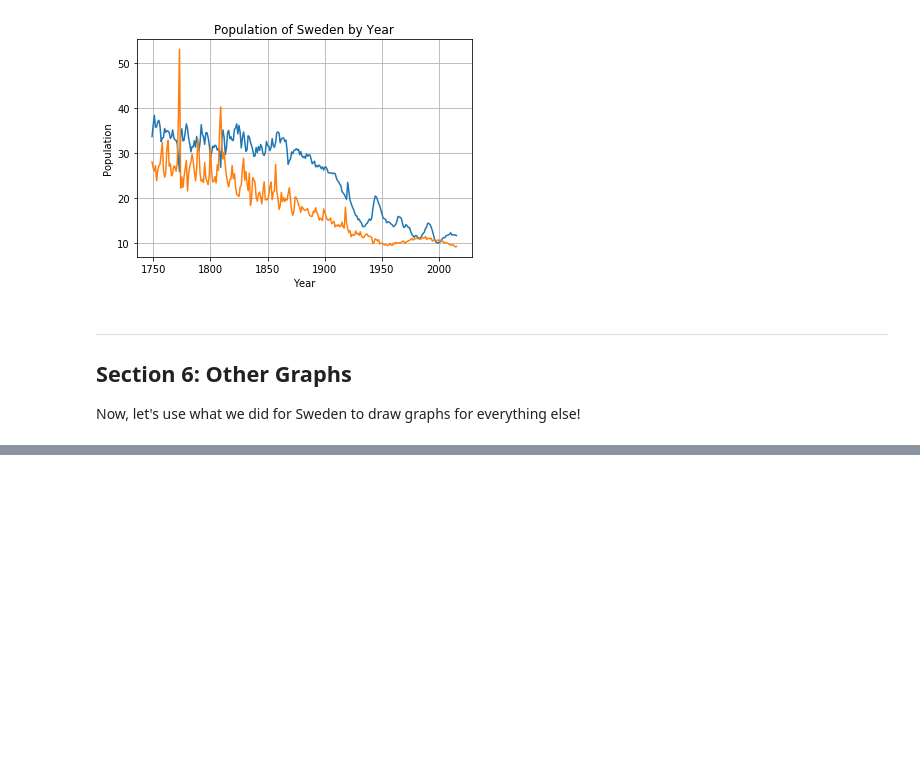
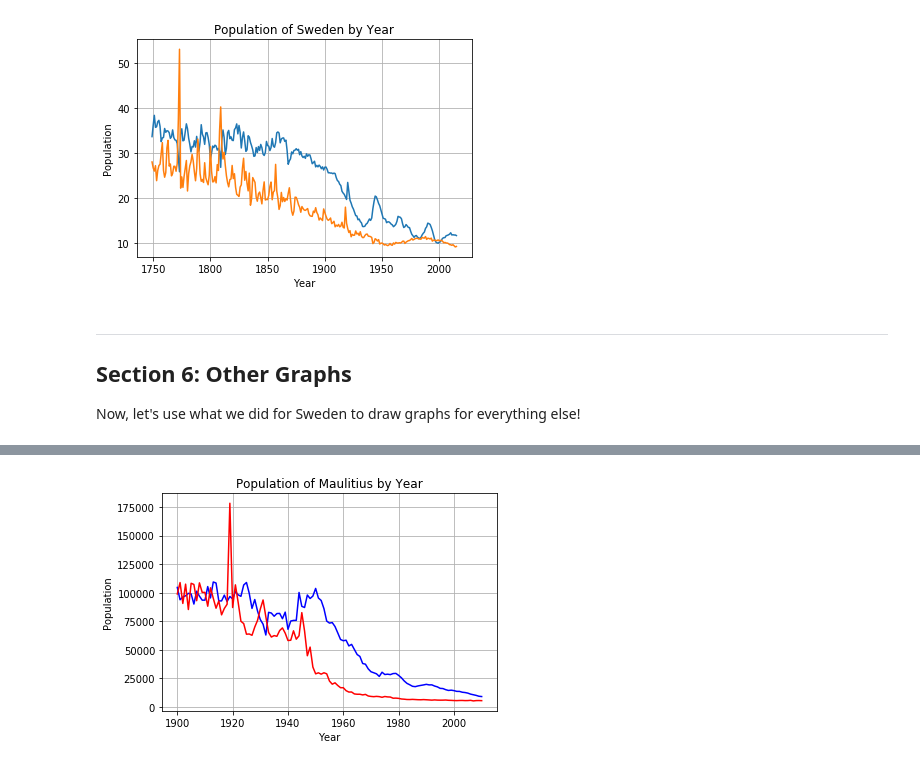
Before and after one commit to ds-modules/HIST-160, a Jupyter notebook: FINAL_intro_graphs.ipynb, the cells around one changed output, grey strips where cells are left out. Drawn from its saved outputs; the diff is of its cells as text; code cells hidden in the pictures; blank space fills up the shorter version.

```diff
--- a/FINAL_intro_graphs.ipynb
+++ b/FINAL_intro_graphs.ipynb
@@ -321,14 +352,16 @@ Mauritius = Mauritius.dropna()
 # %%
 x_axis = Mauritius['Year\r'].astype(int)
 y_axis = Mauritius['Population\r'].astype(int)
-y_new = 1000000 * Mauritius['LiveBirths\r'].astype(float) / y_axis
-y_new2 = 1000000 * Mauritius['Deaths\r'].astype(float) / y_axis
+birth_per_pop = 1000000 * Mauritius['LiveBirths\r'].astype(float) / y_axis
+death_per_pop = 1000000 * Mauritius['Deaths\r'].astype(float) / y_axis
 # %%
-plt.plot(x_axis, y_new, color='blue')
-plt.plot(x_axis, y_new2, color='red')
+plt.plot(x_axis, birth_per_pop, color='blue')
+plt.plot(x_axis, death_per_pop, color='red')
 plt.xlabel('Year')
 plt.ylabel('Population')
 plt.title('Population of Maulitius by Year')
 plt.grid(True)
 
 plt.show()
+# %% [output]
+[figure, added]
```
Also changed, not shown: parts of 14 cells of this notebook.
